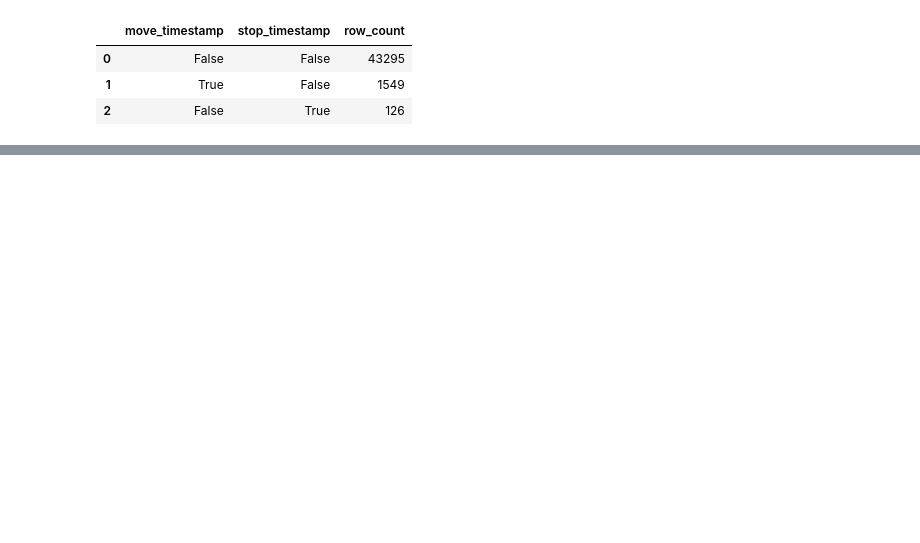
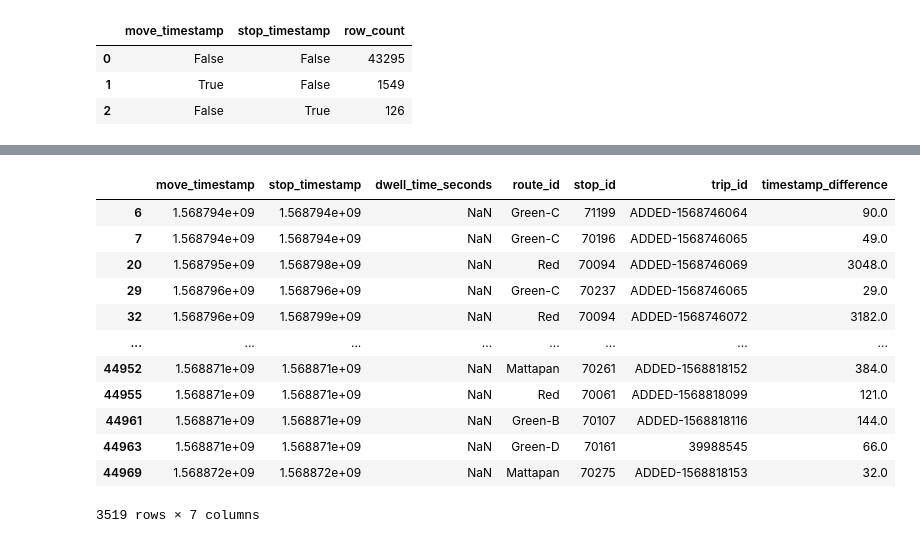
Before and after one commit to rahulcommit/mbta-subway-delay-analysis, a Jupyter notebook: notebooks/01_data_profile.ipynb, the cells around one changed output, grey strips where cells are left out. Cells and saved outputs as stored; diff of their text form; code cells hidden in the pictures; blank space fills up the shorter version.

```diff
--- a/notebooks/01_data_profile.ipynb
+++ b/notebooks/01_data_profile.ipynb
@@ -232,0 +841,34 @@ timestamp_missing_profile
+# %%
+dwell_missing_with_timestamps = df[
+    df["dwell_time_seconds"].isna()
+    & df["move_timestamp"].notna()
+    & df["stop_timestamp"].notna()
+].copy()
+
+dwell_missing_with_timestamps[
+    [
+        "move_timestamp",
+        "stop_timestamp",
+        "dwell_time_seconds",
+        "route_id",
+        "stop_id",
+        "trip_id",
+    ]
+].assign(
+    timestamp_difference=lambda x:
+        x["stop_timestamp"] - x["move_timestamp"]
+)
+# %% [output]
+|  | move_timestamp | stop_timestamp | dwell_time_seconds | route_id | stop_id | trip_id | timestamp_difference |
+| 6 | 1.568794e+09 | 1.568794e+09 | NaN | Green-C | 71199 | ADDED-1568746064 | 90.0 |
+| 7 | 1.568794e+09 | 1.568794e+09 | NaN | Green-C | 70196 | ADDED-1568746065 | 49.0 |
+| 20 | 1.568795e+09 | 1.568798e+09 | NaN | Red | 70094 | ADDED-1568746069 | 3048.0 |
+| 29 | 1.568796e+09 | 1.568796e+09 | NaN | Green-C | 70237 | ADDED-1568746065 | 29.0 |
+| 32 | 1.568796e+09 | 1.568799e+09 | NaN | Red | 70094 | ADDED-1568746072 | 3182.0 |
+| ... | ... | ... | ... | ... | ... | ... | ... |
+| 44952 | 1.568871e+09 | 1.568871e+09 | NaN | Mattapan | 70261 | ADDED-1568818152 | 384.0 |
+| 44955 | 1.568871e+09 | 1.568871e+09 | NaN | Red | 70061 | ADDED-1568818099 | 121.0 |
+| 44961 | 1.568871e+09 | 1.568871e+09 | NaN | Green-B | 70107 | ADDED-1568818116 | 144.0 |
+| 44963 | 1.568871e+09 | 1.568871e+09 | NaN | Green-D | 70161 | 39988545 | 66.0 |
+| 44969 | 1.568872e+09 | 1.568872e+09 | NaN | Mattapan | 70275 | ADDED-1568818153 | 32.0 |
+3519 rows × 7 columns
```
Also changed, not shown: parts of 70 cells of this notebook.
